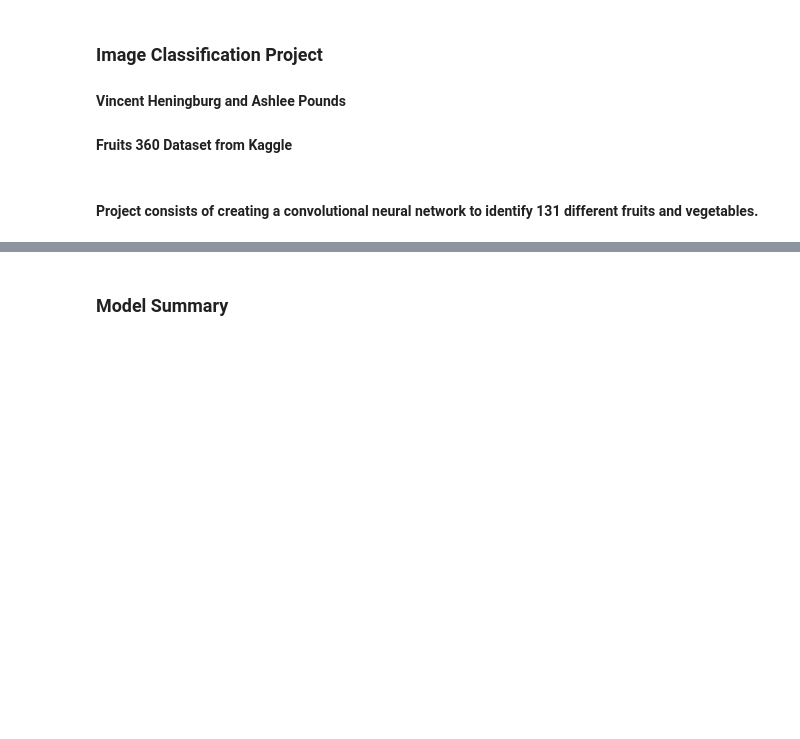
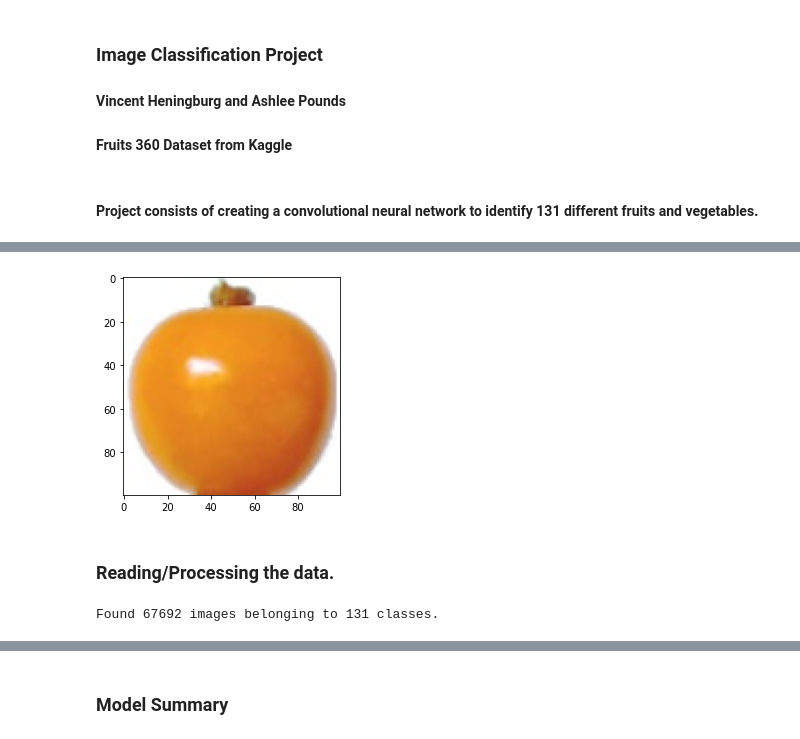
Before and after one commit to ashleep/Heningburg_Pounds_Final_Project, a Jupyter notebook: CNNtest.ipynb, the cells around one changed output, grey strips where cells are left out. Saved outputs shown, nothing was run; the diff lists cells and outputs as text; code cells hidden in the pictures; blank space fills up the shorter version.

```diff
--- a/CNNtest.ipynb
+++ b/CNNtest.ipynb
@@ -31,5 +39,11 @@ batch_size = 16
+# %%
+show_img('data/fruits-360/Training/Physalis/58_100.jpg')
+# %% [output]
+[figure, added]
 # %%
 if K.image_data_format() == 'channels_first':
     input_shape = (3, img_width, img_height)
 else:
     input_shape = (img_width, img_height, 3)
+# %% [markdown]
+### Reading/Processing the data.
@@ -35,0 +60,8 @@ else:
+# %%
+train_generator = train_datagen.flow_from_directory(
+    train_data_dir,
+    target_size=(img_width, img_height),
+    batch_size=batch_size,
+    class_mode='categorical')
+# %% [output]
+Found 67692 images belonging to 131 classes.
```
Also changed, not shown: parts of 16 cells of this notebook, 1 other file.
